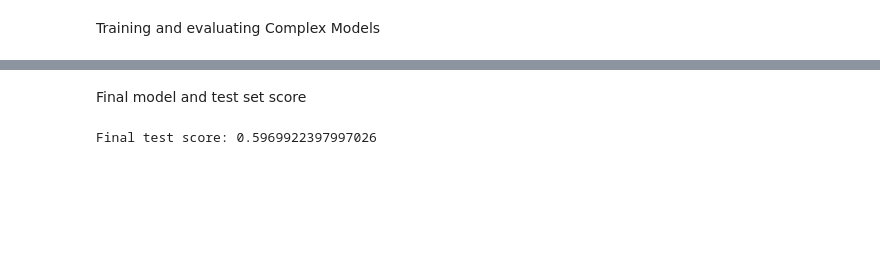
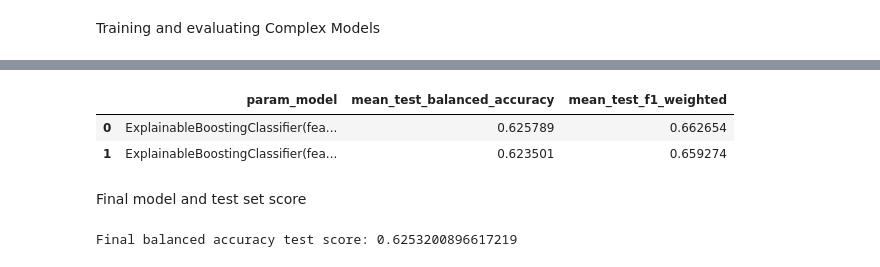
Before and after one commit to abderrahmane-salmi/UNIPI-Data-Mining-Project, a Jupyter notebook: task3/04_predictive_analysis.ipynb, the cells around one changed output, grey strips where cells are left out. Cells and saved outputs as stored; diff of their text form; code cells hidden in the pictures; blank space fills up the shorter version.

```diff
--- a/task3/04_predictive_analysis.ipynb
+++ b/task3/04_predictive_analysis.ipynb
@@ -231,6 +233,9 @@ X_encoded.head()
 seed = 42
 # Defining the number of fold for the k-fold validation
 n_folds = 5
+# Defining the metrics
+metrics = ['balanced_accuracy','f1_weighted','roc_auc_ovr','accuracy']
+refit_metric = 'balanced_accuracy'
 # %% [markdown]
 Continuous Features
 # %%
@@ -614,0 +698,24 @@ Result: 0.5789056534521447, best hyperparameters: {'model': ExplainableBoostingC
+# %%
+ebm_pgrid={
+    'sampling':['passthrough'],
+    'model': [ExplainableBoostingClassifier(random_state=seed,n_jobs=1, feature_names=feature_names)],
+    'model__learning_rate': [0.1],
+    'model__max_bins': [128],
+    'model__max_leaves': [3],
+    'model__min_samples_leaf': [5],
+    'model__interactions': [7,8]
+}
+
+
+gridsearch = GridSearchCV(
+    estimator = pipe,
+    param_grid = ebm_pgrid,
+    cv=stratKFold,
+    refit=refit_metric,
+    scoring=metrics,
+    return_train_score=True,
+    n_jobs=5,
+    verbose=3
+)
+
+ebm_result = gridsearch.fit(X_train,y_train)
@@ -614,0 +741,4 @@ Result: 0.5789056534521447, best hyperparameters: {'model': ExplainableBoostingC
+# %%
+print(ebm_result.best_score_)
+print(ebm_result.best_params_)
+rdf = pd.DataFrame(ebm_result.cv_results_)
@@ -615,14 +766,20 @@ Result: 0.5789056534521447, best hyperparameters: {'model': ExplainableBoostingC
+# %%
+rdf[['param_model','mean_test_balanced_accuracy','mean_test_f1_weighted']].head()
+# %% [output]
+|  | param_model | mean_test_balanced_accuracy | mean_test_f1_weighted |
+| 0 | ExplainableBoostingClassifier(fea... | 0.625789 | 0.662654 |
+| 1 | ExplainableBoostingClassifier(fea... | 0.623501 | 0.659274 |
 # %% [markdown]
 Final model and test set score
 # %%
 from sklearn.metrics import balanced_accuracy_score
 
-final_model = result.best_estimator_
+final_model = ebm_result.best_estimator_
 
 y_pred = final_model.predict(X_test)
-print(f"Final test score: {balanced_accuracy_score(y_test,y_pred)}")
+print(f"Final balanced accuracy test score: {balanced_accuracy_score(y_test,y_pred)}")
 # %% [output]
-Final test score: 0.5969922397997026
+Final balanced accuracy test score: 0.6253200896617219
 # %%
 from sklearn.metrics import accuracy_score, f1_score
 print(f"Final accuracy test score: {accuracy_score(y_test,y_pred)}")
```
Also changed, not shown: parts of 35 cells of this notebook.
